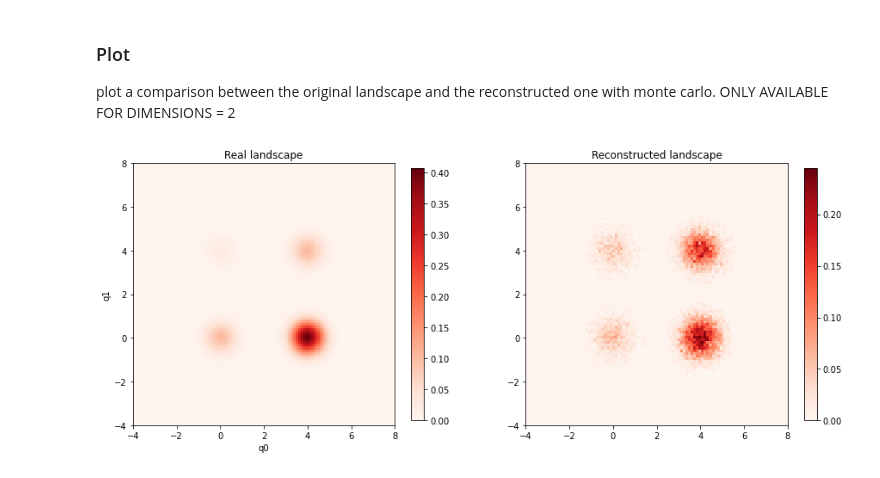
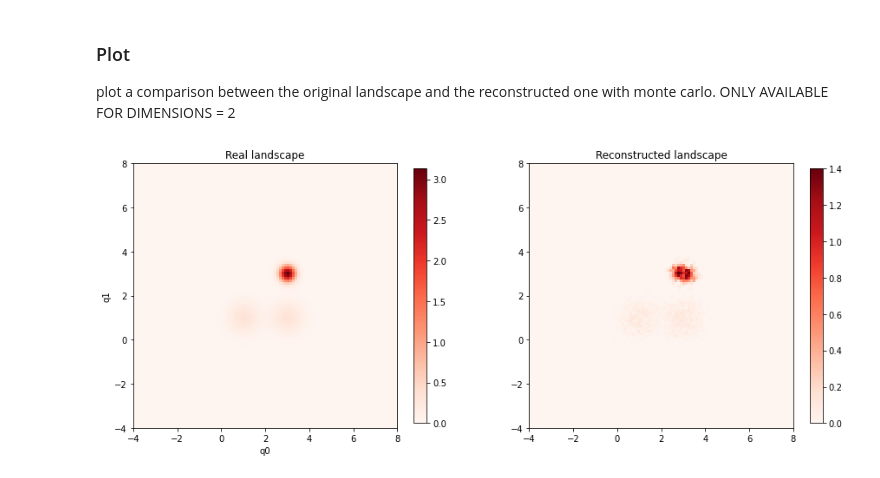
Before and after one commit to etignoneleitha/ifabquantum, a Jupyter notebook: notebooks/Hamiltonian_Monte_Carlo.ipynb, the cells around one changed output. Saved outputs shown, nothing was run; the diff lists cells and outputs as text; code cells hidden in the pictures.

```diff
--- a/notebooks/Hamiltonian_Monte_Carlo.ipynb
+++ b/notebooks/Hamiltonian_Monte_Carlo.ipynb
@@ -144,7 +166,6 @@ from matplotlib.patches import Patch
 from matplotlib.lines import Line2D
 
 how_many_traj = 10
-
 
 x = np.linspace(-4, 8, 100)
 y = np.linspace(-2, 2, 100)
@@ -162,7 +183,7 @@ ax1.set_xlabel('position')
 ax1.set_ylabel('momentum')
 CS = ax1.contour(X, Y, Z, cmap = 'Blues')
 ax1.clabel(CS, inline=True, fontsize=10)
-im = ax1.imshow(Z, cmap = 'Reds', extent = [-4, 8, -2, 2], aspect = 2)
+im = ax1.imshow(Z, cmap = 'Reds', extent = [-4, 8, -2, 2], origin = 'lower', aspect = 2)
 ax1.set_title('Phase space: first {} trajectories'.format(how_many_traj))
 
 for i in range(how_many_traj):
@@ -195,19 +216,17 @@ ax2.set_xlabel('position')
 ax2.set_ylabel('momentum')
 CS = ax2.contour(X, Y, Z, cmap = 'Blues')
 ax2.clabel(CS, inline=True, fontsize=10)
-im = ax2.imshow(Z, cmap = 'Reds', extent = [-4, 8, -2, 2], aspect = 2)
+im = ax2.imshow(Z, cmap = 'Reds', extent = [-4, 8, -2, 2], origin = 'lower', aspect = 2)
 ax2.set_title('Phase space: Last {} trajectories'.format(how_many_traj))
 
 for i in reversed(range(how_many_traj)):
-    if np.any(trajectories[i,:, 1]<-2):
-        continue
     if success[i] == True:
         c = 'Green'
     else:
         c = 'Black'
-    ax2.scatter(trajectories[-i, :,0], trajectories[i, :,1], s = 2, color = c)
-    begin = ax2.scatter(trajectories[-i, 0 ,0], trajectories[i, 0,1], marker = 's', color = c)
-    end = ax2.scatter(trajectories[-i, -1,0], trajectories[i, -1,1], marker = '*', color = c)
+    ax2.scatter(trajectories[-i, :,0], trajectories[-i, :,1], s = 2, color = c)
+    begin = ax2.scatter(trajectories[-i, 0 ,0], trajectories[-i, 0,1], marker = 's', color = c)
+    end = ax2.scatter(trajectories[-i, -1,0], trajectories[-i, -1,1], marker = '*', color = c)
 
 legend_elements = [
                    Line2D([0], [0], marker='s', lw = 0, color='blue', label='Begin',
@@ -315,7 +403,7 @@ def HMC(initial_position,path_len=.8,step_size=0.1, epsilon = 0.01, epochs=1000)
 # %% [markdown]
 ### Test
 # %%
-epochs = 100000
+epochs = 10
 path_len = .8
 step_size = 0.1
 epsilon = 0.01
@@ -392,36 +498,41 @@ if 0:
 
 #2d plots
 if True:
     #------------ FIRST PLOT ------------------#
     x = np.linspace(-4, 8, 100)
     y = np.linspace(-4, 8, 100)
+
     X, Y = np.meshgrid(x, y)
-    Z1 = func(X)
-    Z2 = func(Y)
-    Z = Z1*Z2
+
+    Z1 = []
+    for x0 in x:
+        for y0 in y:
+            Z1.append(func([x0, y0]))
+
+    Z = np.array(Z1).reshape((len(x), len(y)))
 
     fig, axes = plt.subplots(1, 2, figsize = (15, 9))
     ax1 = axes[0]
     ax2 = axes[1]
 
     ax1.set_xlabel('q0')
     ax1.set_ylabel('q1')
 
     #CS = ax1.contour(X, Y, Z, cmap = 'Blues')
     #ax1.clabel(CS, levels = [.12, .24, .3], inline=True, fontsize=10)
 
-    im = ax1.imshow(Z, cmap = 'Reds', extent = [-4, 8, -4, 8], aspect = 1)
+    im = ax1.imshow(Z, cmap = 'Reds', extent = [-4, 8, -4, 8], origin = 'lower', aspect = 1)
     ax1.set_title('Real landscape'.format(how_many_traj))
     plt.colorbar(im, ax = ax1, shrink = .6)
 
     #------------ SECOND PLOT ------------------#
     x = trial_accepted[:,0]
     y = trial_accepted[:,1]
 
     hist,_,_ = np.histogram2d(x, y, bins=100, range=[[-4, 8], [-4, 8]], density = True)
     z = np.reshape(hist.ravel(), (100,100))
-    im2 = ax2.imshow(z, cmap = 'Reds', extent = [-4, 8, -4, 8], aspect = 1)
+    im2 = ax2.imshow(z, cmap = 'Reds', extent = [-4, 8, -4, 8], origin = 'lower', aspect = 1)
     plt.title('Reconstructed landscape')
     plt.colorbar(im2, ax = ax2, shrink = .6)
 # %% [output]
-[figure, old version]
+[figure, new version]
```
Also changed, not shown: parts of 10 cells of this notebook, 34 other files.
